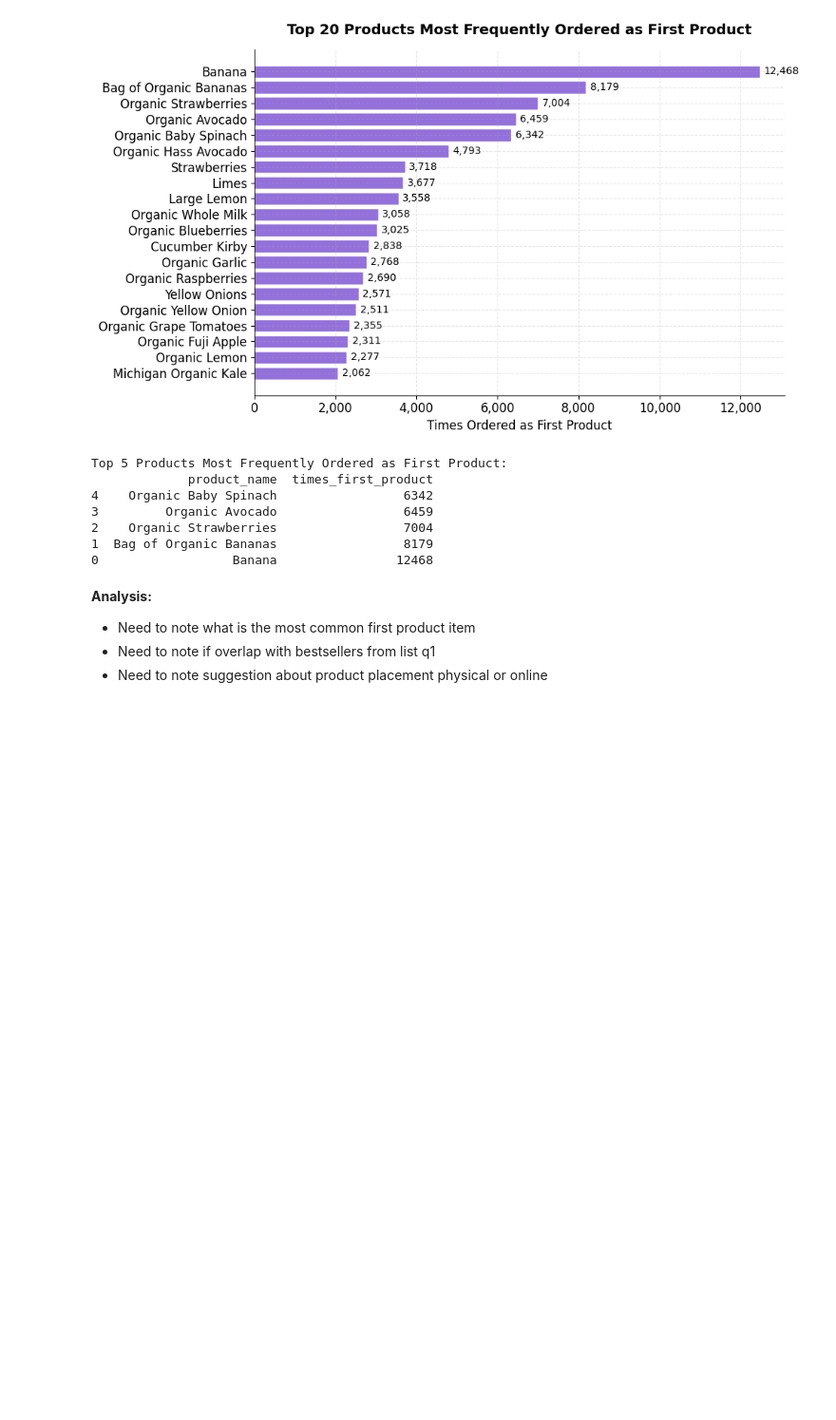
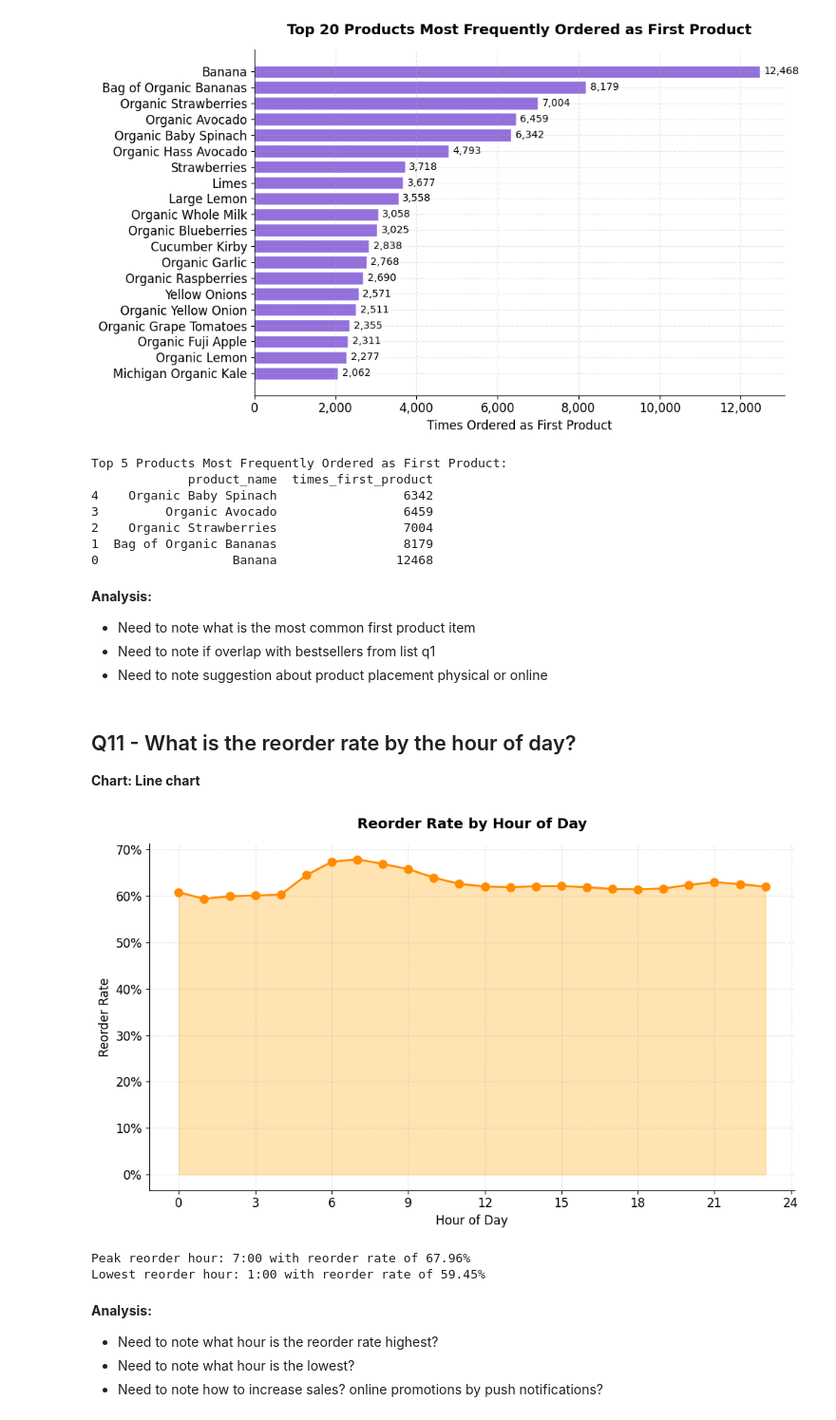
Before and after one commit to PornraksaSuksawaeng/nextbuy-data-analysis, a Jupyter notebook: notebooks/02_eda.ipynb, the cells around one changed output. Shown at 95% size. Saved outputs shown, nothing was run; the diff lists cells and outputs as text; code cells hidden in the pictures; blank space fills up the shorter version.

Commit message:
feat(eda): add the line chart that answer the question What is the reorder rate by the hour of day?

```diff
--- a/notebooks/02_eda.ipynb
+++ b/notebooks/02_eda.ipynb
@@ -363,3 +363,54 @@ Top 5 Products Most Frequently Ordered as First Product:
 - Need to note what is the most common first product item
 - Need to note if overlap with bestsellers from list q1
 - Need to note suggestion about product placement physical or online
+# %% [markdown]
+## Q11 - What is the reorder rate by the hour of day?
+
+**Chart: Line chart**
+# %%
+reorder_by_hour = (df_reorders
+    .groupby('order_hour_of_day')['reordered']
+    .mean()
+    .reset_index()
+    .rename(columns={'reordered': 'reorder_rate'})
+)
+
+fig, ax = plt.subplots(figsize=(10, 6))
+ax.plot(
+    reorder_by_hour['order_hour_of_day'],
+    reorder_by_hour['reorder_rate'],
+    marker='o',
+    color='darkorange',
+    linewidth=2,
+    markersize=8
+)
+ax.fill_between(
+    reorder_by_hour['order_hour_of_day'],
+    reorder_by_hour['reorder_rate'],
+    color='orange',
+    alpha=0.3
+)
+ax.set_xlabel('Hour of Day')
+ax.set_ylabel('Reorder Rate')
+ax.set_title('Reorder Rate by Hour of Day', pad=15)
+ax.xaxis.set_major_locator(mticker.MaxNLocator(integer=True))
+ax.yaxis.set_major_formatter(mticker.PercentFormatter(1.0))
+
+plt.tight_layout()
+plt.savefig(os.path.join(BASE_DIR, 'q11_reorder_by_hour.png'), dpi=300, bbox_inches='tight')
+plt.show()
+
+peak_reorder_hour = reorder_by_hour.loc[reorder_by_hour['reorder_rate'].idxmax(), 'order_hour_of_day']
+print(f'Peak reorder hour: {peak_reorder_hour}:00 with reorder rate of {reorder_by_hour["reorder_rate"].max():.2%}')
+
+low_reorder_hour = reorder_by_hour.loc[reorder_by_hour['reorder_rate'].idxmin(), 'order_hour_of_day']
+print(f'Lowest reorder hour: {low_reorder_hour}:00 with reorder rate of {reorder_by_hour["reorder_rate"].min():.2%}')
+# %% [output]
+[figure, added]
+Peak reorder hour: 7:00 with reorder rate of 67.96%
+Lowest reorder hour: 1:00 with reorder rate of 59.45%
+# %% [markdown]
+**Analysis:**
+- Need to note what hour is the reorder rate highest?
+- Need to note what hour is the lowest?
+- Need to note how to increase sales? online promotions by push notifications?
```
Also changed, not shown: 1 other file.
